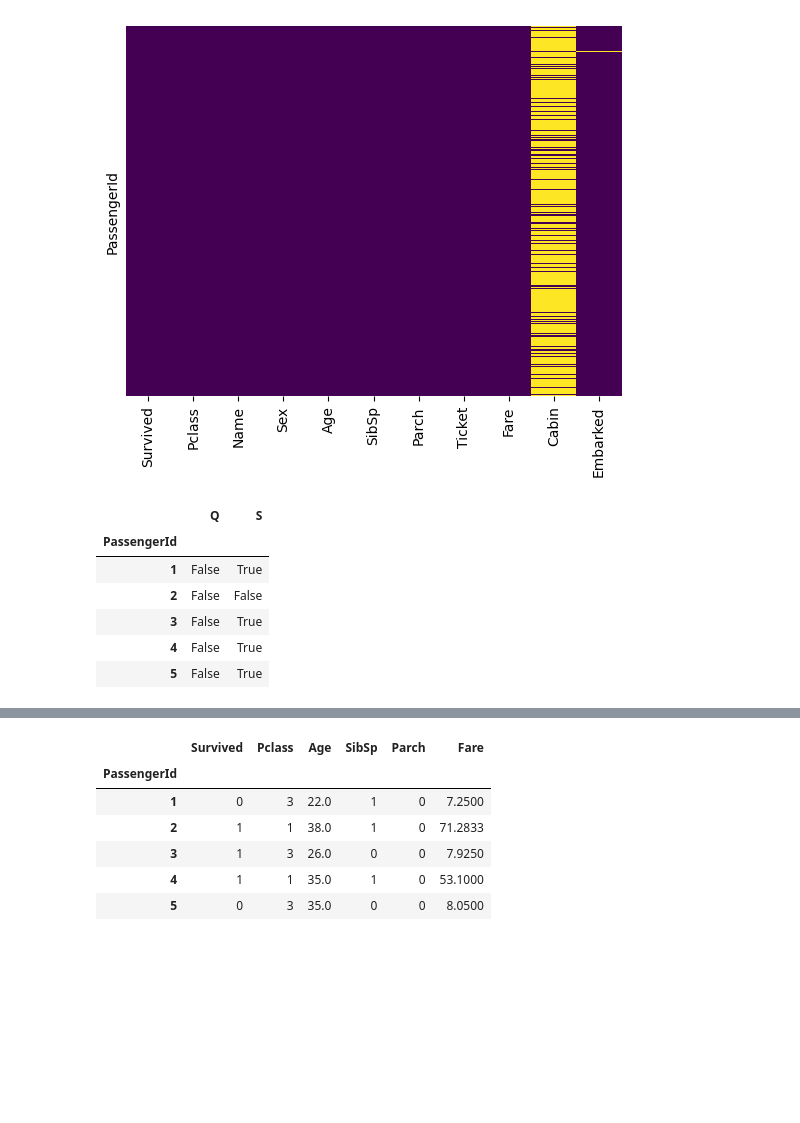
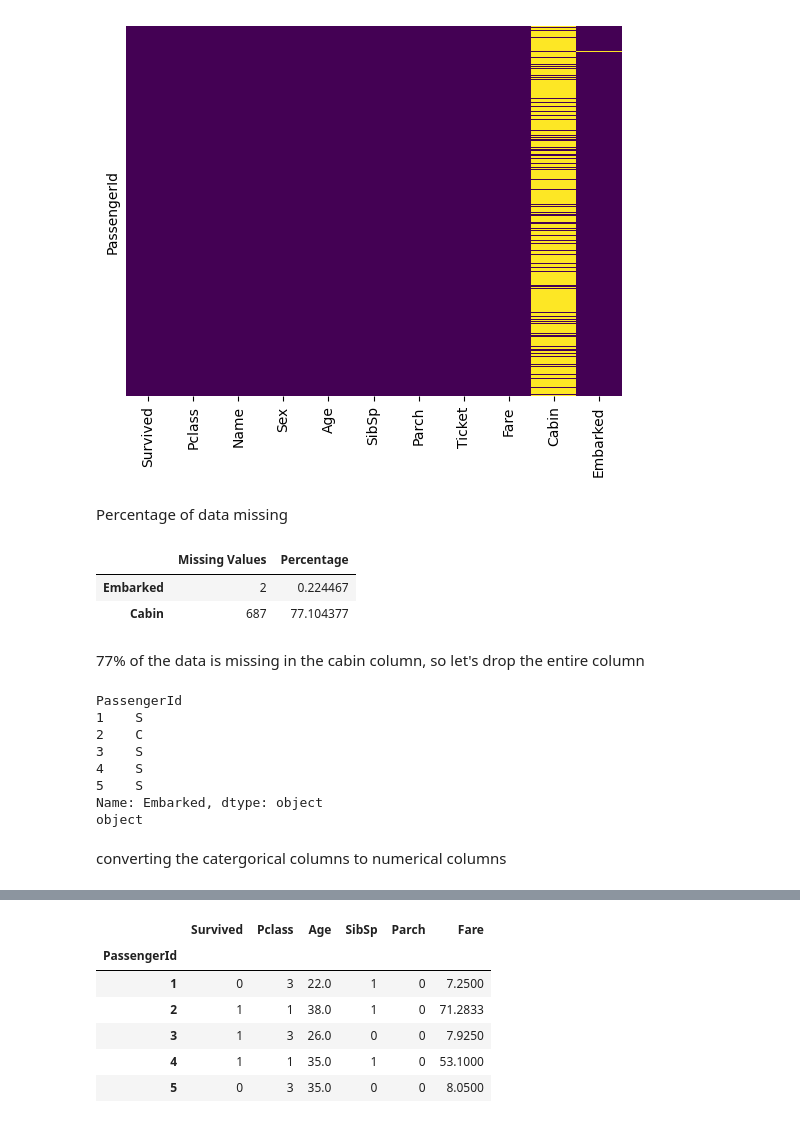
Before and after one commit to jessica-singh/titanic, a Jupyter notebook: titanic.ipynb, the cells around one changed output, grey strips where cells are left out. Cells and saved outputs as stored; diff of their text form; code cells hidden in the pictures; blank space fills up the shorter version.

```diff
--- a/titanic.ipynb
+++ b/titanic.ipynb
@@ -203,16 +201,42 @@ sns.heatmap(ds.isnull(),yticklabels=False,cbar=False,cmap='viridis')
 # %% [output]
 <Axes: ylabel='PassengerId'>
 [figure]
+# %% [markdown]
+Percentage of data missing
+# %%
+missing_vals = ds.isnull().sum()
+
+# find out columns with missing values
+missing_vals = missing_vals[missing_vals > 0]
+
+#calculating the percentage
+missing_percent = (missing_vals / len(ds)) * 100
+
+#creating a dataframe
+missing_info = pd.DataFrame({'Missing Values': missing_vals, 'Percentage': missing_percent})
+
+# Arrange in ascending order by percentage
+missing_info = missing_info.sort_values(by='Percentage', ascending=True)
+missing_info
+# %% [output]
+|  | Missing Values | Percentage |
+| Embarked | 2 | 0.224467 |
+| Cabin | 687 | 77.104377 |
+# %% [markdown]
+77% of the data is missing in the cabin column, so let's drop the entire column
 # %%
 ds.drop('Cabin',axis=1,inplace=True)
-# %%
-
-pd.get_dummies(ds['Embarked'],drop_first=True).head()
-# %% [output]
-|  | Q | S |
-| PassengerId |  |  |
-| 1 | False | True |
-| 2 | False | False |
-| 3 | False | True |
-| 4 | False | True |
-| 5 | False | True |
+# %%
+print(ds['Embarked'].head())
+print(ds['Embarked'].dtype)
+# %% [output]
+PassengerId
+1    S
+2    C
+3    S
+4    S
+5    S
+Name: Embarked, dtype: object
+object
+# %% [markdown]
+converting the catergorical columns to numerical columns
```
Also changed, not shown: parts of 11 cells of this notebook.
